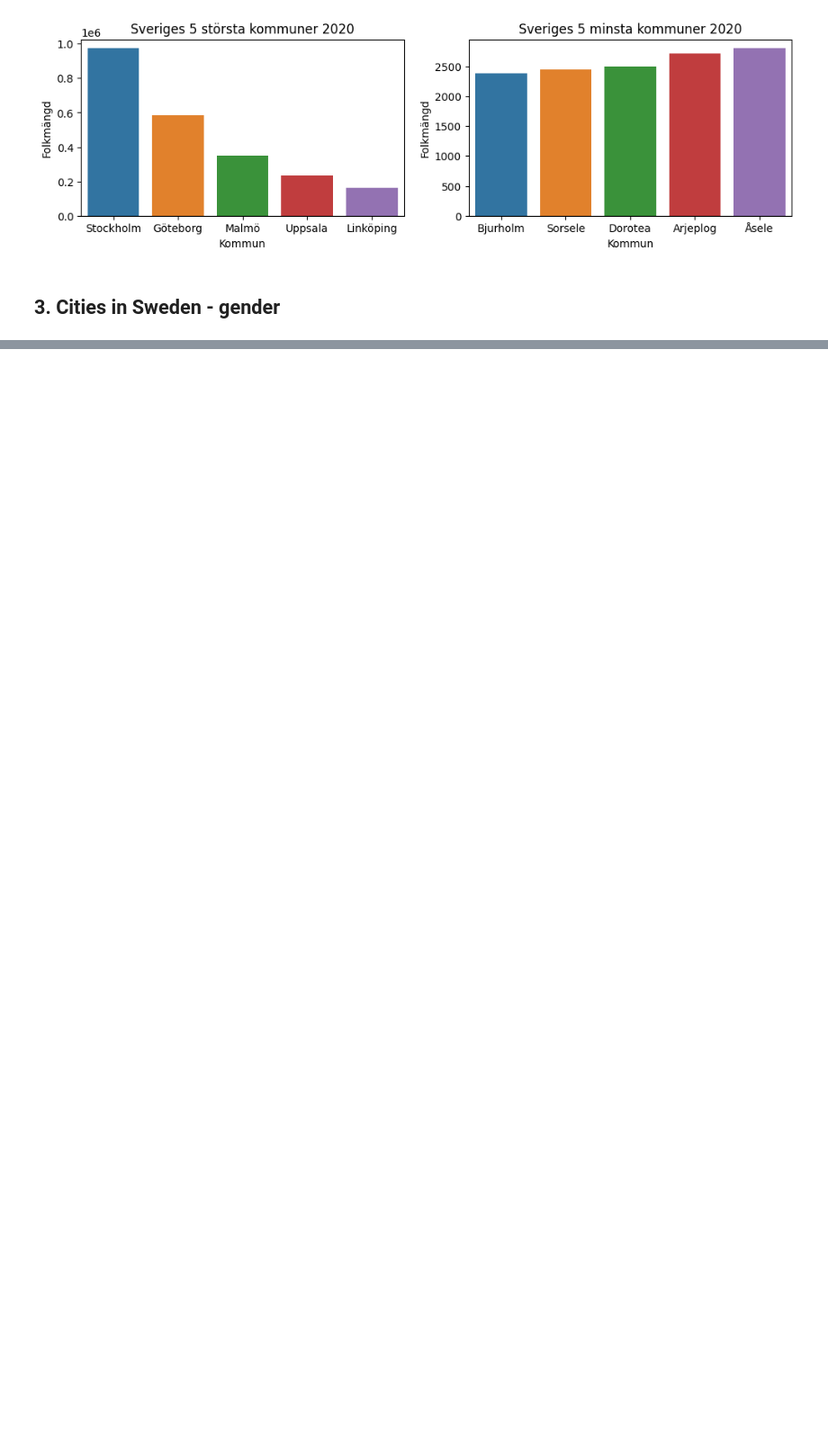
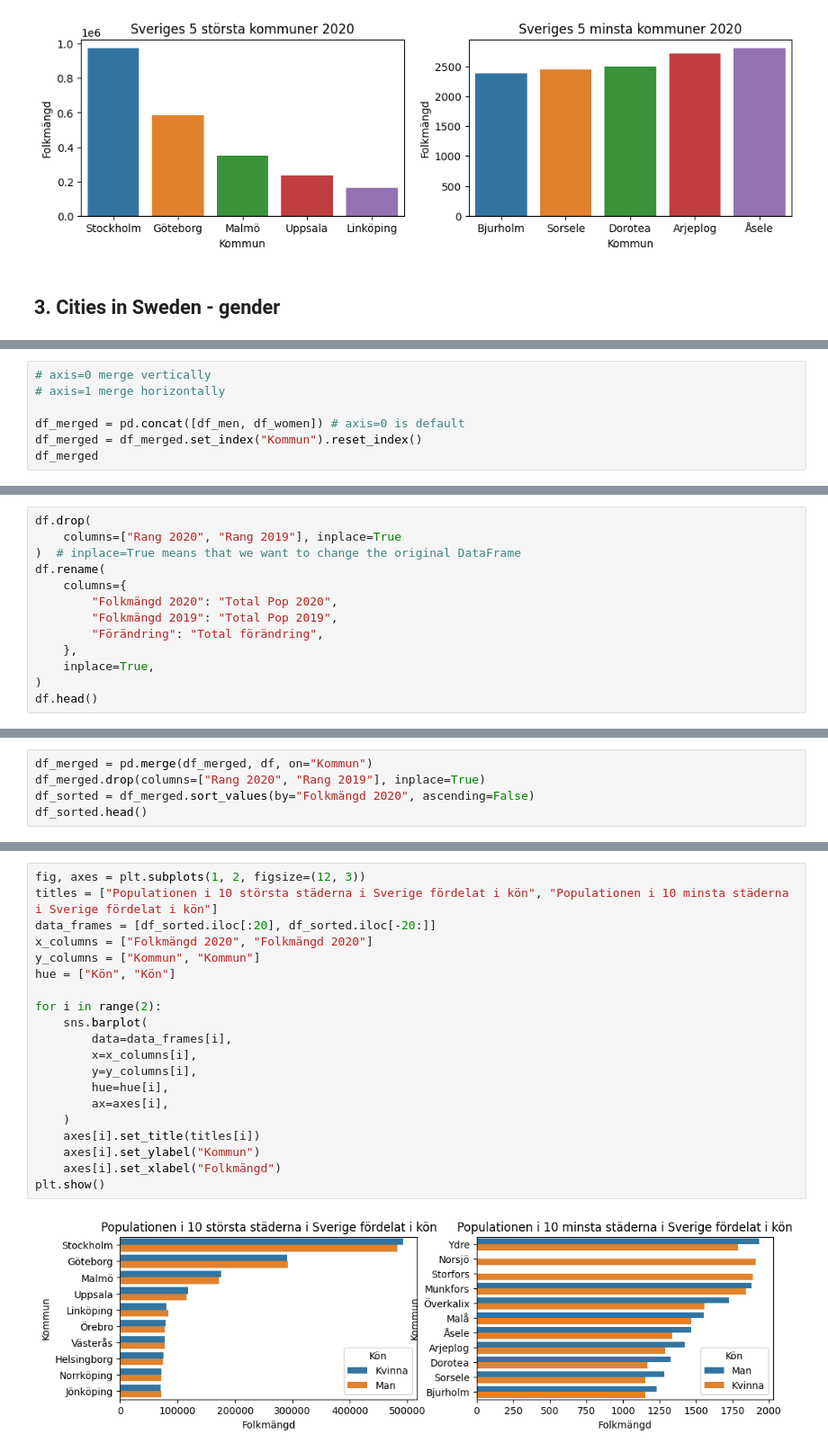
Before and after one commit to eliaselhaddad/Databehandling-Elias-El-Haddad, a Jupyter notebook: Exercises/E00_pandas_basic_syntax.ipynb, the cells around one changed output, grey strips where cells are left out. Shown: that part at 90% size. Saved outputs shown, nothing was run; the diff lists cells and outputs as text; blank space fills up the shorter version.

```diff
--- a/Exercises/E00_pandas_basic_syntax.ipynb
+++ b/Exercises/E00_pandas_basic_syntax.ipynb
@@ -202,0 +209,7 @@ ValueError: Length mismatch: Expected axis has 6 elements, new values have 7 ele
+# %%
+# axis=0 merge vertically
+# axis=1 merge horizontally
+
+df_merged = pd.concat([df_men, df_women]) # axis=0 is default
+df_merged = df_merged.set_index("Kommun").reset_index()
+df_merged
@@ -202,0 +230,13 @@ ValueError: Length mismatch: Expected axis has 6 elements, new values have 7 ele
+# %%
+df.drop(
+    columns=["Rang 2020", "Rang 2019"], inplace=True
+)  # inplace=True means that we want to change the original DataFrame
+df.rename(
+    columns={
+        "Folkmängd 2020": "Total Pop 2020",
+        "Folkmängd 2019": "Total Pop 2019",
+        "Förändring": "Total förändring",
+    },
+    inplace=True,
+)
+df.head()
@@ -202,0 +250,5 @@ ValueError: Length mismatch: Expected axis has 6 elements, new values have 7 ele
+# %%
+df_merged = pd.merge(df_merged, df, on="Kommun")
+df_merged.drop(columns=["Rang 2020", "Rang 2019"], inplace=True)
+df_sorted = df_merged.sort_values(by="Folkmängd 2020", ascending=False)
+df_sorted.head()
@@ -202,0 +262,22 @@ ValueError: Length mismatch: Expected axis has 6 elements, new values have 7 ele
+# %%
+fig, axes = plt.subplots(1, 2, figsize=(12, 3))
+titles = ["Populationen i 10 största städerna i Sverige fördelat i kön", "Populationen i 10 minsta städerna i Sverige fördelat i kön"]
+data_frames = [df_sorted.iloc[:20], df_sorted.iloc[-20:]]
+x_columns = ["Folkmängd 2020", "Folkmängd 2020"]
+y_columns = ["Kommun", "Kommun"]
+hue = ["Kön", "Kön"]
+
+for i in range(2):
+    sns.barplot(
+        data=data_frames[i],
+        x=x_columns[i],
+        y=y_columns[i],
+        hue=hue[i],
+        ax=axes[i],
+    )
+    axes[i].set_title(titles[i])
+    axes[i].set_ylabel("Kommun")
+    axes[i].set_xlabel("Folkmängd")
+plt.show()
+# %% [output]
+[figure, added]
```
Also changed, not shown: parts of 9 cells of this notebook, 2 other files.
